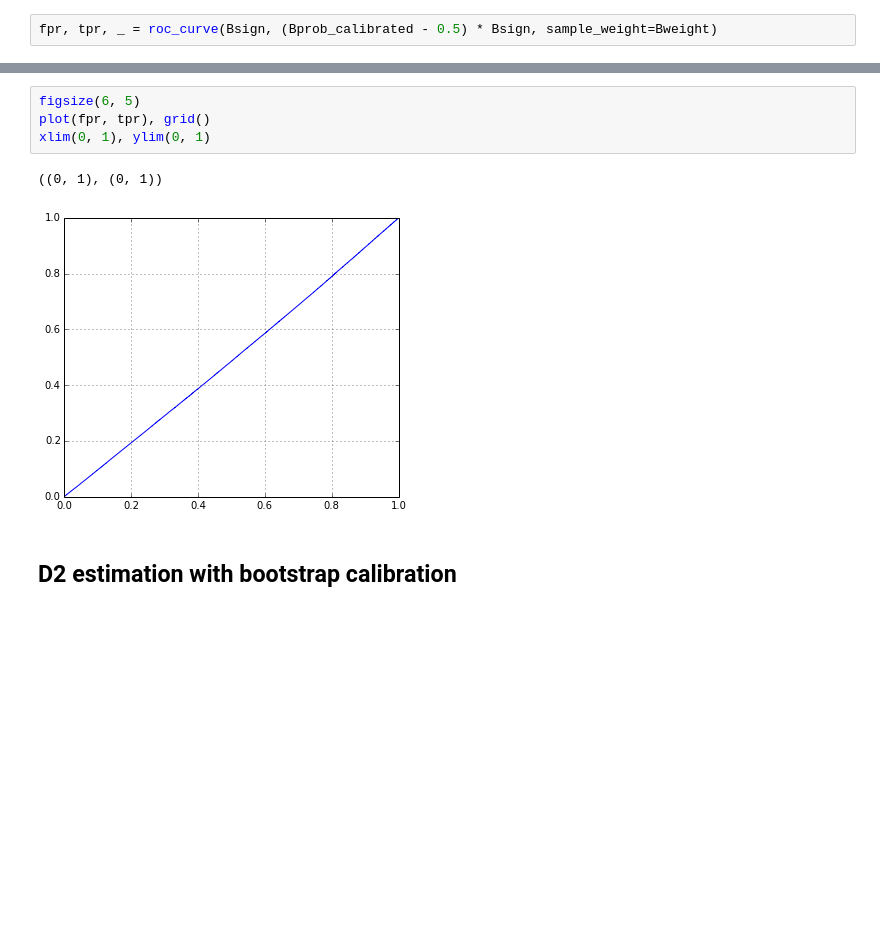
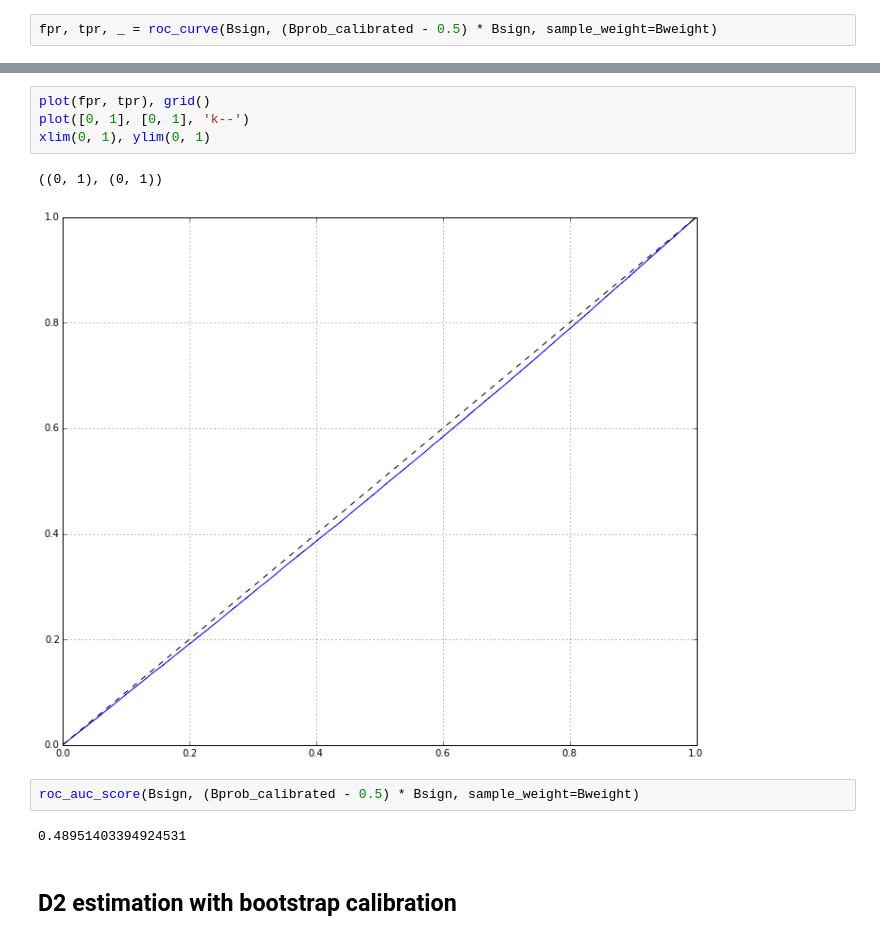
Before and after one commit to tlikhomanenko/tagging_LHCb, a Jupyter notebook: combined-tagging-PID-less.ipynb, the cells around one changed output, grey strips where cells are left out. Cells and saved outputs as stored; diff of their text form; blank space fills up the shorter version.

```diff
--- a/combined-tagging-PID-less.ipynb
+++ b/combined-tagging-PID-less.ipynb
@@ -160,10 +166,14 @@ fpr, tpr, _ = roc_curve(Bsign, (Bprob_calibrated - 0.5) * Bsign, sample_weight=B
 # %%
-figsize(6, 5)
 plot(fpr, tpr), grid()
+plot([0, 1], [0, 1], 'k--')
 xlim(0, 1), ylim(0, 1)
 # %% [output]
 ((0, 1), (0, 1))
-[figure, old version]
+[figure, new version]
+# %%
+roc_auc_score(Bsign, (Bprob_calibrated - 0.5) * Bsign, sample_weight=Bweight)
+# %% [output]
+0.48951403394924531
 # %% [markdown]
 ## D2 estimation with bootstrap calibration
 # %%
```
Also changed, not shown: parts of 30 cells of this notebook, 12 other files.
